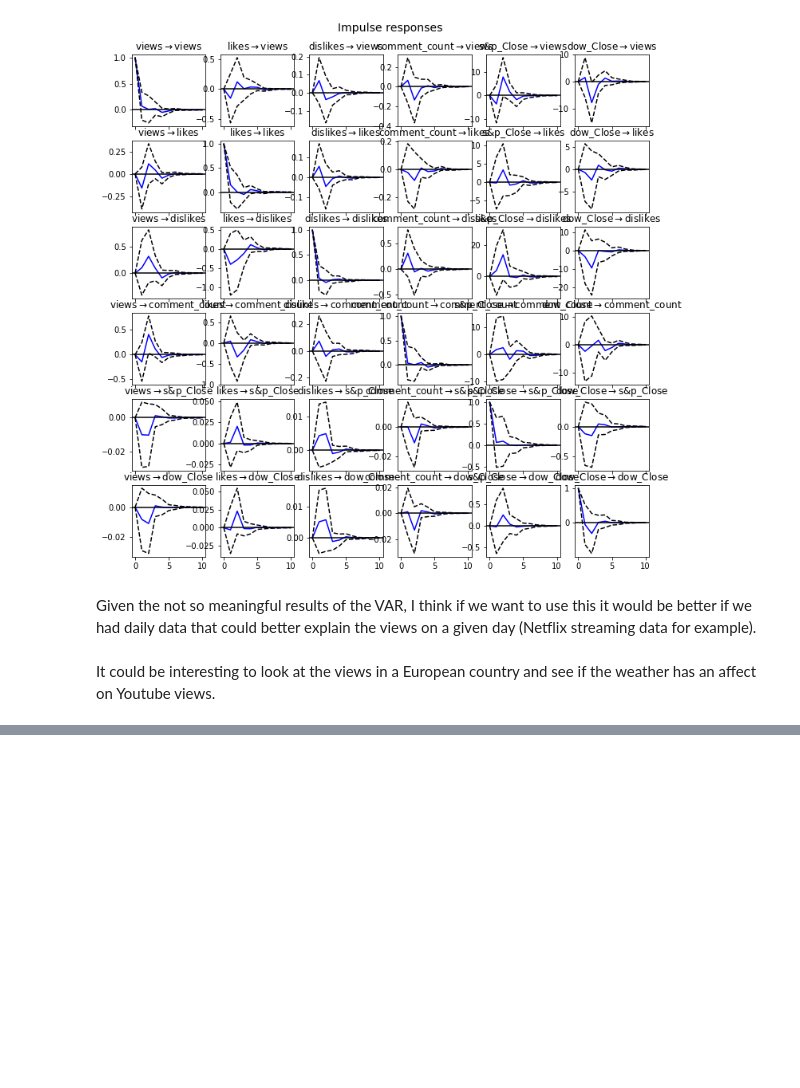
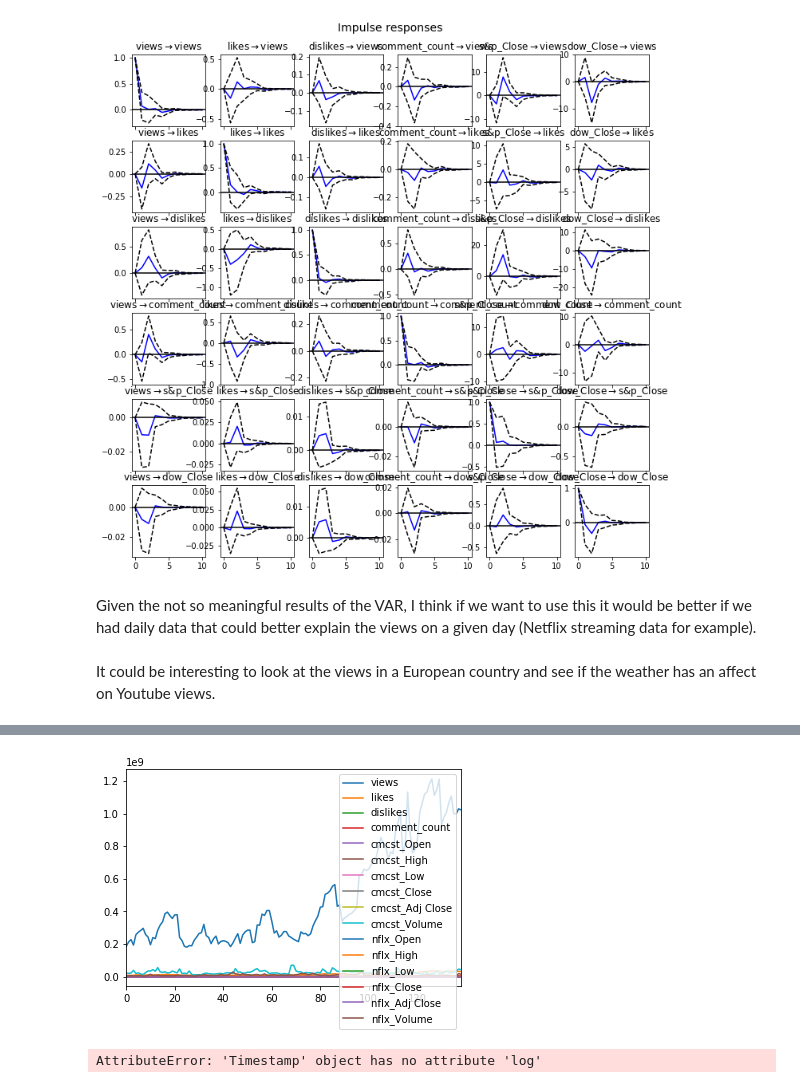
Before and after one commit to srive326/Youtube-forecasting, a Jupyter notebook: notebooks/Vars youtube.ipynb, the cells around one changed output, grey strips where cells are left out. Cells and saved outputs as stored; diff of their text form; code cells hidden in the pictures; blank space fills up the shorter version.

```diff
--- a/notebooks/Vars youtube.ipynb
+++ b/notebooks/Vars youtube.ipynb
@@ -156,0 +238,3 @@ FileNotFoundError: File b'../data/GBvideos.csv' does not exist
+# %%
+youtube['Date'] = pd.to_datetime(youtube['Date'])
+result['Date'] = pd.to_datetime(result['Date'])
@@ -156,0 +250,2 @@ FileNotFoundError: File b'../data/GBvideos.csv' does not exist
+# %%
+result2 = pd.merge(youtube, result, on='Date')
@@ -156,0 +264,4 @@ FileNotFoundError: File b'../data/GBvideos.csv' does not exist
+# %%
+result2.index = pd.to_datetime(result2.Date)
+# %%
+result2 = result2.drop(['Date'], axis=1)
@@ -156,0 +283,9 @@ FileNotFoundError: File b'../data/GBvideos.csv' does not exist
+# %%
+result2.plot()
+plt.show()
+# %% [output]
+[figure, added]
+# %%
+new = np.log(result2)
+# %% [output]
+AttributeError: 'Timestamp' object has no attribute 'log'
```
Also changed, not shown: parts of 48 cells of this notebook.
